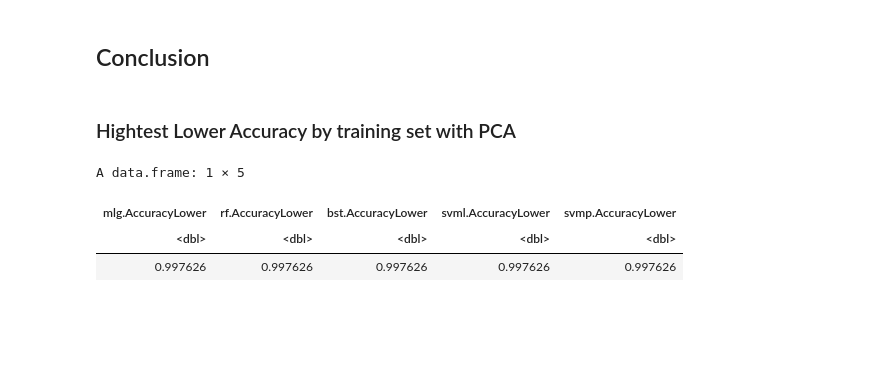
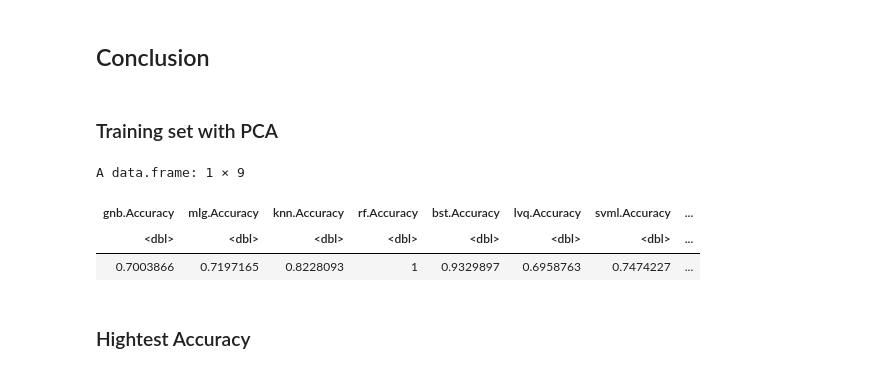
Before and after one commit to AlexLeungZ/SDSC3006-proj, a Jupyter notebook: code/proj.ipynb, the cells around one changed output. Saved outputs shown, nothing was run; the diff lists cells and outputs as text; code cells hidden in the pictures; blank space fills up the shorter version.

```diff
--- a/code/proj.ipynb
+++ b/code/proj.ipynb
@@ -658,7 +722,7 @@ svmr.test.yPredPca <- predict(svmr.pca, df.test.pcaX)
 
 svmr.train.cmPca <- confusionMatrix(svmr.train.yPredPca, df.train.Y)
 svmr.test.cmPca <- confusionMatrix(svmr.test.yPredPca, df.test.Y)
-train.PcaRes <- c(train.PcaRes, svmr = svmr.train.cmPca$overall["AccuracyLower"])
-test.PcaRes <- c(test.PcaRes, svmr = svmr.test.cmPca$overall["AccuracyLower"])
+train.PcaRes <- c(train.PcaRes, svmr = svmr.train.cmPca$overall["Accuracy"])
+test.PcaRes <- c(test.PcaRes, svmr = svmr.test.cmPca$overall["Accuracy"])
 # %%
 print("Support Vector Machine Radial Kernel training set with PCA Accuracy")
@@ -686,7 +758,7 @@ svml.test.yPred <- predict(svml.model, df.test.X)
 
 svml.train.cm <- confusionMatrix(svml.train.yPred, df.train.Y)
 svml.test.cm <- confusionMatrix(svml.test.yPred, df.test.Y)
-train.Res <- c(train.Res, svml = svml.train.cm$overall["AccuracyLower"])
-test.Res <- c(test.Res, svml = svml.test.cm$overall["AccuracyLower"])
+train.Res <- c(train.Res, svml = svml.train.cm$overall["Accuracy"])
+test.Res <- c(test.Res, svml = svml.test.cm$overall["Accuracy"])
 # %%
 print("Support Vector Machine Linear Kernel training set Accuracy")
@@ -733,7 +813,7 @@ svmp.test.yPred <- predict(svmp.model, df.test.X)
 
 svmp.train.cm <- confusionMatrix(svmp.train.yPred, df.train.Y)
 svmp.test.cm <- confusionMatrix(svmp.test.yPred, df.test.Y)
-train.Res <- c(train.Res, svmp = svmp.train.cm$overall["AccuracyLower"])
-test.Res <- c(test.Res, svmp = svmp.test.cm$overall["AccuracyLower"])
+train.Res <- c(train.Res, svmp = svmp.train.cm$overall["Accuracy"])
+test.Res <- c(test.Res, svmp = svmp.test.cm$overall["Accuracy"])
 # %%
 print("Support Vector Machine Polynomial Kernel training set Accuracy")
@@ -780,7 +868,7 @@ svmr.test.yPred <- predict(svmr.model, df.test.X)
 
 svmr.train.cm <- confusionMatrix(svmr.train.yPred, df.train.Y)
 svmr.test.cm <- confusionMatrix(svmr.test.yPred, df.test.Y)
-train.Res <- c(train.Res, svmr = svmr.train.cm$overall["AccuracyLower"])
-test.Res <- c(test.Res, svmr = svmr.test.cm$overall["AccuracyLower"])
+train.Res <- c(train.Res, svmr = svmr.train.cm$overall["Accuracy"])
+test.Res <- c(test.Res, svmr = svmr.test.cm$overall["Accuracy"])
 # %%
 print("Support Vector Machine Polynomial Radial training set Accuracy")
@@ -830,12 +918,14 @@ plotCM2Heatmap(svmp.test.cm$table)
 # %% [markdown]
 ## Conclusion
 # %% [markdown]
-### Hightest Lower Accuracy by training set with PCA
+### Training set with PCA
 # %%
 train.PcaRes <- data.frame(train.PcaRes)
-train.PcaRes[which(train.PcaRes == max(train.PcaRes))]
+train.PcaRes
 # %% [output]
-A data.frame: 1 × 5
+A data.frame: 1 × 9
-| mlg.AccuracyLower | rf.AccuracyLower | bst.AccuracyLower | svml.AccuracyLower | svmp.AccuracyLower |
-| <dbl> | <dbl> | <dbl> | <dbl> | <dbl> |
-| 0.997626 | 0.997626 | 0.997626 | 0.997626 | 0.997626 |
+| gnb.Accuracy | mlg.Accuracy | knn.Accuracy | rf.Accuracy | bst.Accuracy | lvq.Accuracy | svml.Accuracy | ... |
+| <dbl> | <dbl> | <dbl> | <dbl> | <dbl> | <dbl> | <dbl> | ... |
+| 0.7003866 | 0.7197165 | 0.8228093 | 1 | 0.9329897 | 0.6958763 | 0.7474227 | ... |
+# %% [markdown]
+### Hightest Accuracy
```
Also changed, not shown: parts of 73 cells of this notebook, 1 other file.
